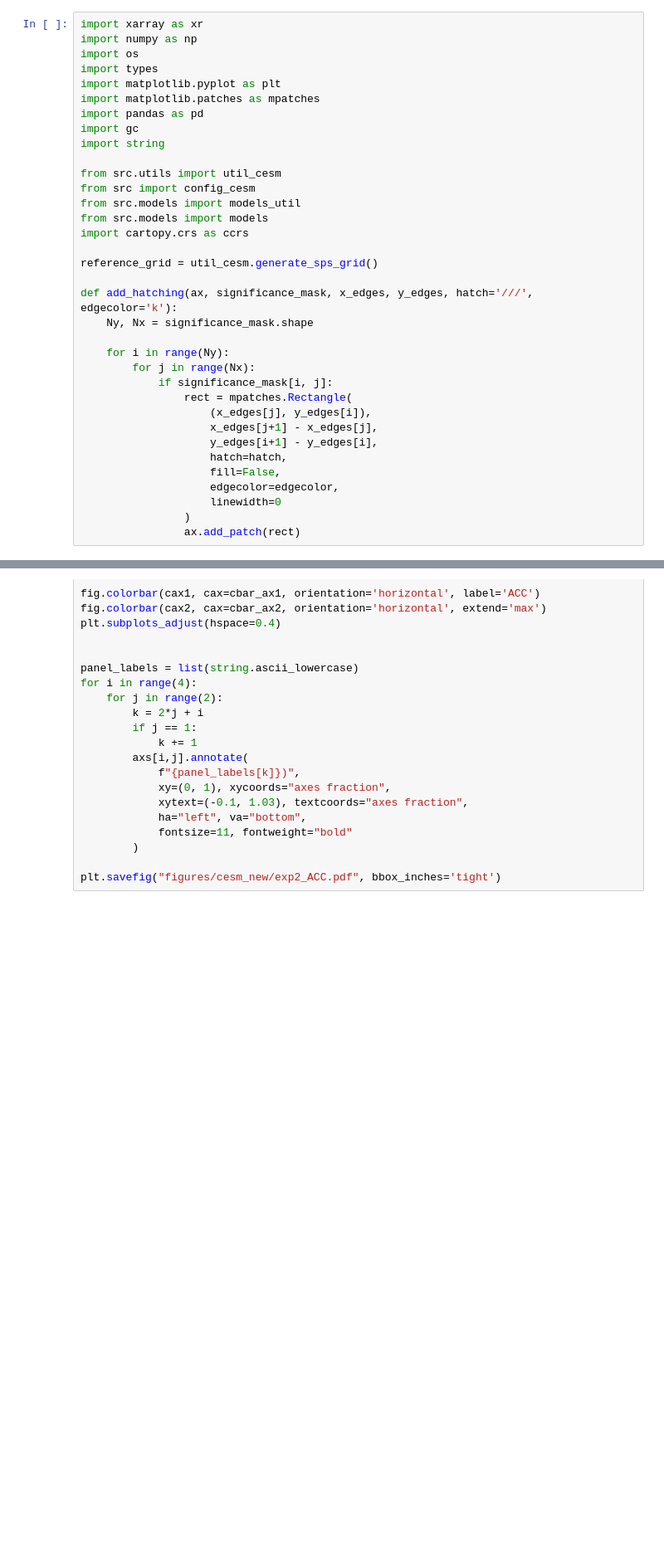
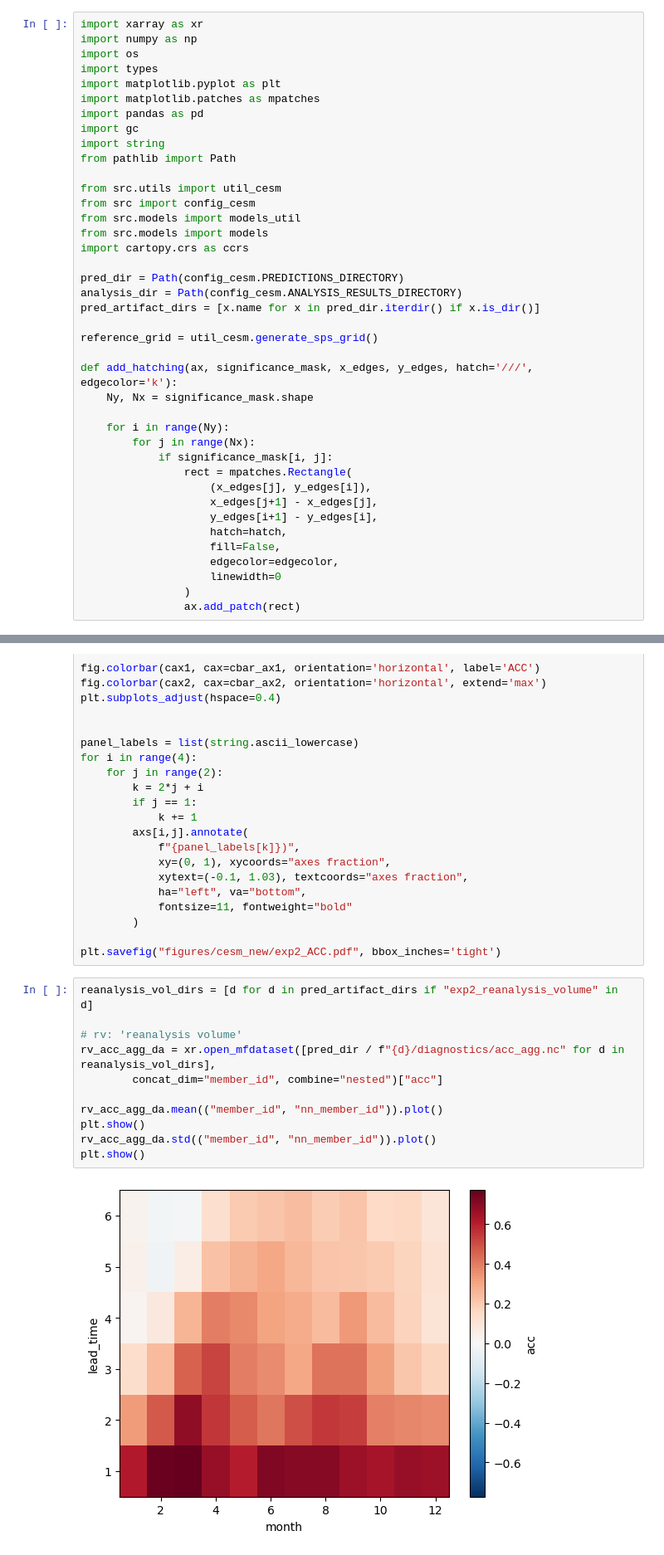
Before and after one commit to ychnli/sicpred, a Jupyter notebook: exp2_figures.ipynb, the cells around one changed output, grey strips where cells are left out. Shown at 83% size. Saved outputs shown, nothing was run; the diff lists cells and outputs as text; blank space fills up the shorter version.

```diff
--- a/exp2_figures.ipynb
+++ b/exp2_figures.ipynb
@@ -13,12 +13,17 @@ import matplotlib.patches as mpatches
 import pandas as pd
 import gc
 import string
+from pathlib import Path
 
 from src.utils import util_cesm
 from src import config_cesm
 from src.models import models_util
 from src.models import models
 import cartopy.crs as ccrs
+
+pred_dir = Path(config_cesm.PREDICTIONS_DIRECTORY)
+analysis_dir = Path(config_cesm.ANALYSIS_RESULTS_DIRECTORY)
+pred_artifact_dirs = [x.name for x in pred_dir.iterdir() if x.is_dir()]
 
 reference_grid = util_cesm.generate_sps_grid()
 
@@ -170,3 +171,16 @@ for i in range(4):
         )
 
 plt.savefig("figures/cesm_new/exp2_ACC.pdf", bbox_inches='tight')
+# %%
+reanalysis_vol_dirs = [d for d in pred_artifact_dirs if "exp2_reanalysis_volume" in d]
+
+# rv: 'reanalysis volume'
+rv_acc_agg_da = xr.open_mfdataset([pred_dir / f"{d}/diagnostics/acc_agg.nc" for d in reanalysis_vol_dirs],
+        concat_dim="member_id", combine="nested")["acc"]
+
+rv_acc_agg_da.mean(("member_id", "nn_member_id")).plot()
+plt.show()
+rv_acc_agg_da.std(("member_id", "nn_member_id")).plot()
+plt.show()
+# %% [output]
+[figure, added]
```
Also changed, not shown: parts of 4 cells of this notebook, 29 other files.
